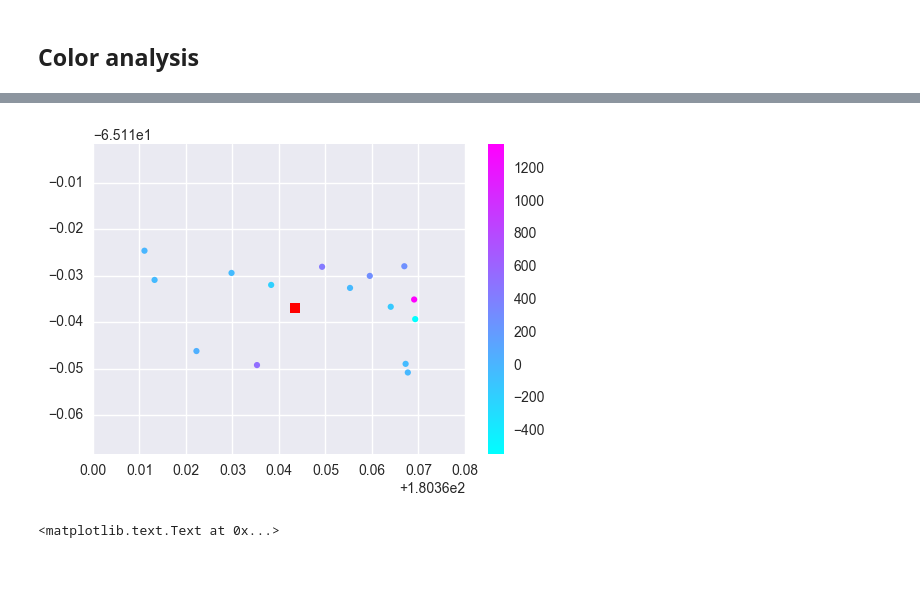
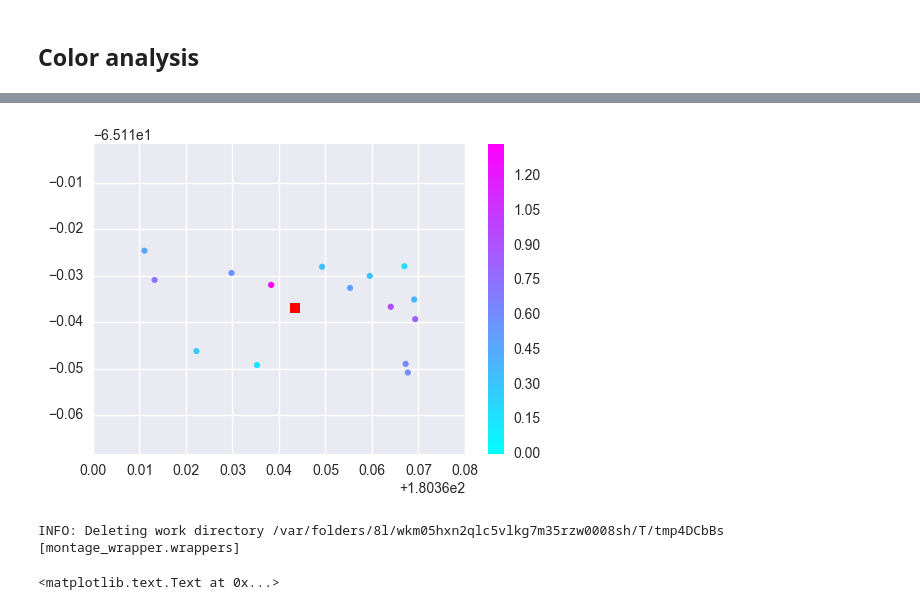
Before and after one commit to yaolun/misc, a Jupyter notebook: BHR71_stars_extinction.ipynb, the cells around one changed output, grey strips where cells are left out. Cells and saved outputs as stored; diff of their text form; code cells hidden in the pictures; blank space fills up the shorter version.

```diff
--- a/BHR71_stars_extinction.ipynb
+++ b/BHR71_stars_extinction.ipynb
@@ -43,25 +52,31 @@ uncertainties (m1_f_psf).
+# %%
+def flux_to_mag(flux, band_ind):
+    import numpy as np
+    zeromag_flux = [280.9,179.7,115.0,64.9]
+
+    return -2.5*np.log10(flux/zeromag_flux[band_ind])
 # %%
 # source selection
 # fluxflag doesn't work here.  If applied, only two/zero sources would be selected.
 selector = (data['i1_fluxtype'] == 1) & (data['i1_softsatflag'] == 0) & \
            (data['i2_fluxtype'] == 1) & (data['i2_softsatflag'] == 0)
 # IRAC1 - IRAC2
-irac_color = data['i1_f_ap1'][selector] - data['i2_f_ap1'][selector]
+irac_color = flux_to_mag(data['i1_f_ap1'][selector]*1e-6, 0) - flux_to_mag(data['i2_f_ap1'][selector]*1e-6,1)
 
 cmap = plt.cm.cool
 norm = mpl.colors.Normalize(vmin=irac_color.min(),vmax=irac_color.max())
 
 # Coordinates of BHR71:
 ra_cen  = 180.403375
 dec_cen = -65.14700556
 plt.plot(ra_cen, dec_cen, 's', mec='None', color='r')
 
 sc = plt.scatter(data['ra'][selector], data['dec'][selector], c=irac_color,
-            marker='o', s=20, edgecolor='None', vmin=irac_color.min(), vmax=irac_color.max(),
+            marker='o', s=20, edgecolor='None', vmin=0, vmax=irac_color.max(),
             cmap=plt.cm.cool)
 plt.colorbar(sc)
 plt.xlim([180.36,180.44])
 plt.ylim([-65.15,-65.14])
 plt.axes().set_aspect('equal', 'datalim')
 # %% [output]
-[figure, old version]
+[figure, new version]
@@ -68,3 +151,27 @@ plt.axes().set_aspect('equal', 'datalim')
+# %%
+def FluxFlag(band1, band2):
+    selector = (data[band1+'_fluxtype'] == 1) & (data[band1+'_softsatflag'] == 0) & \
+               (data[band2+'_fluxtype'] == 1) & (data[band2+'_softsatflag'] == 0)
+    return selector
+irac_color = flux_to_mag(data['i1_f_ap1'][FluxFlag('i1','i2')]*1e-6, 0) - flux_to_mag(data['i2_f_ap1'][FluxFlag('i1','i2')]*1e-6,1)
+color_fig(irac_color, 'IRAC1-IRAC2')
+
+irac_color = flux_to_mag(data['i3_f_ap1'][FluxFlag('i3','i4')]*1e-6, 2) - flux_to_mag(data['i4_f_ap1'][FluxFlag('i3','i4')]*1e-6,3)
+color_fig(irac_color, 'IRAC3-IRAC4')
+
+irac_color = flux_to_mag(data['i1_f_ap1'][FluxFlag('i1','i3')]*1e-6, 0) - flux_to_mag(data['i3_f_ap1'][FluxFlag('i1','i3')]*1e-6,2)
+color_fig(irac_color, 'IRAC1-IRAC3')
+
+irac_color = flux_to_mag(data['i1_f_ap1'][FluxFlag('i1','i4')]*1e-6, 0) - flux_to_mag(data['i4_f_ap1'][FluxFlag('i1','i4')]*1e-6,3)
+color_fig(irac_color, 'IRAC1-IRAC4')
+
+irac_color = flux_to_mag(data['i2_f_ap1'][FluxFlag('i2','i3')]*1e-6, 1) - flux_to_mag(data['i3_f_ap1'][FluxFlag('i2','i3')]*1e-6,2)
+color_fig(irac_color, 'IRAC2-IRAC3')
+
+irac_color = flux_to_mag(data['i2_f_ap1'][FluxFlag('i2','i4')]*1e-6, 1) - flux_to_mag(data['i4_f_ap1'][FluxFlag('i2','i4')]*1e-6,3)
+color_fig(irac_color, 'IRAC2-IRAC4')
+# %% [output]
+INFO: Deleting work directory /var/folders/8l/wkm05hxn2qlc5vlkg7m35rzw0008sh/T/tmp4DCbBs [montage_wrapper.wrappers]
 # %%
 # source selection
 # fluxflag doesn't work here.  If applied, only two/zero sources would be selected.
```
Also changed, not shown: parts of 3 cells of this notebook.
